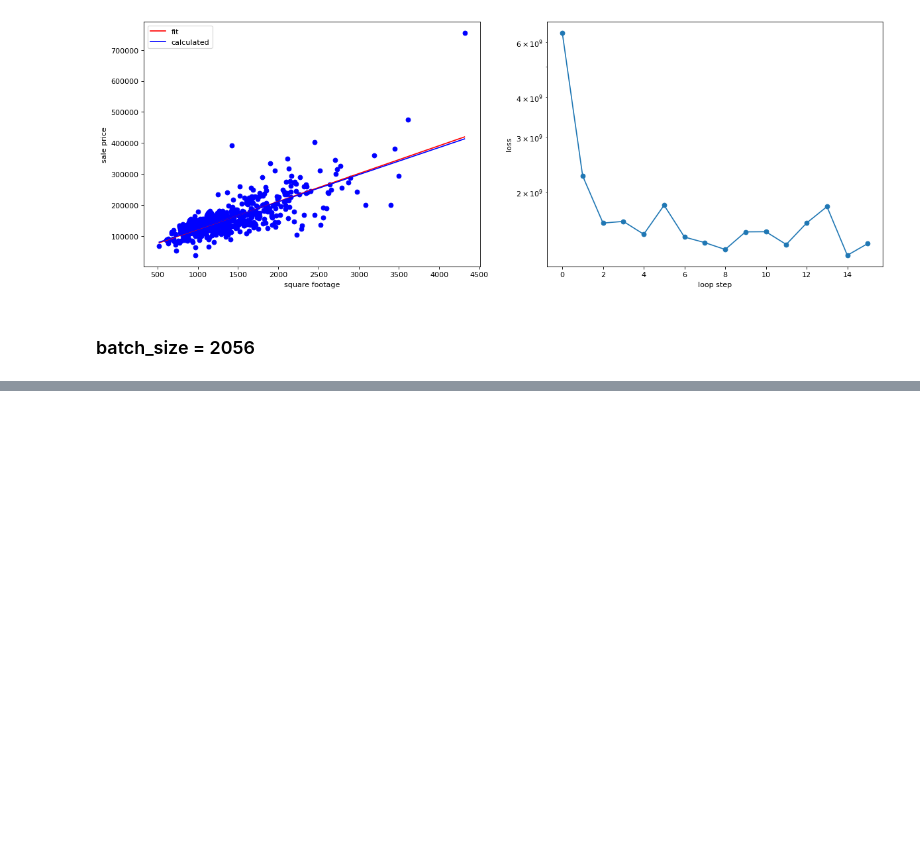
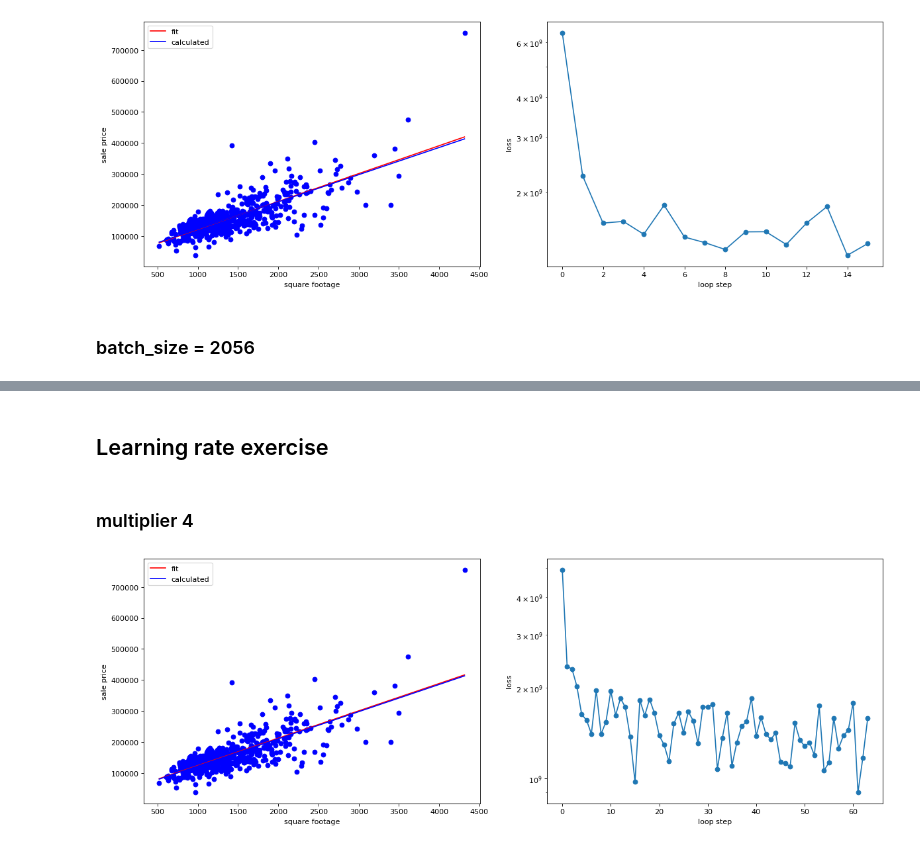
Before and after one commit to WolandDream/ai-science-training-series, a Jupyter notebook: 01_intro_AI_on_Supercomputer/01_linear_regression_sgd.ipynb, the cells around one changed output, grey strips where cells are left out. Drawn from its saved outputs; the diff is of its cells as text; code cells hidden in the pictures; blank space fills up the shorter version.

```diff
--- a/01_intro_AI_on_Supercomputer/01_linear_regression_sgd.ipynb
+++ b/01_intro_AI_on_Supercomputer/01_linear_regression_sgd.ipynb
@@ -507,0 +508,9 @@ training(data, hyper = (2056, 1e-7, 1e-1))
+# %% [markdown]
+## Learning rate exercise
+# %% [markdown]
+### multiplier 4
+# %%
+mult = 4
+training(data, hyper = (64*mult, 1e-7*mult, 1e-1*mult))
+# %% [output]
+[figure, added]
```
Also changed, not shown: parts of 6 cells of this notebook.
